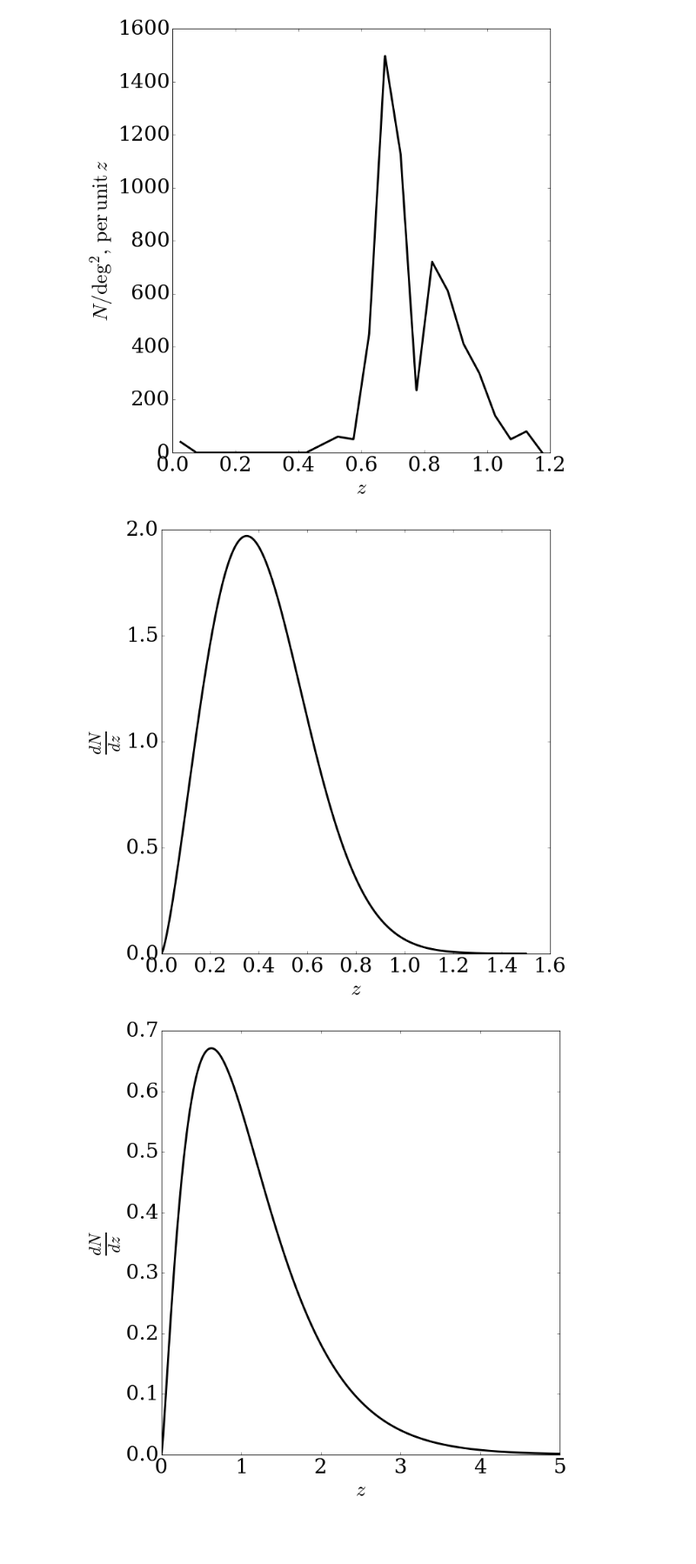
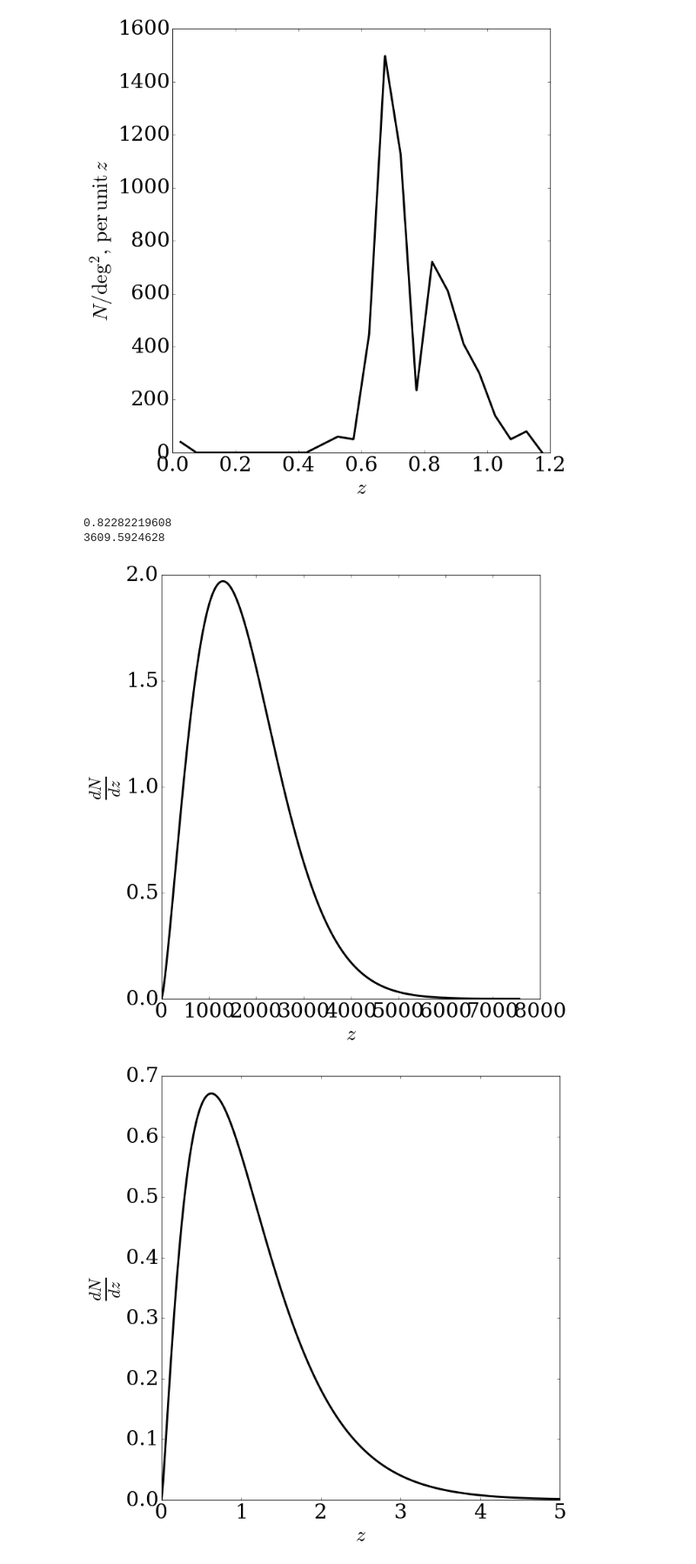
Before and after one commit to c-d-leonard/IA_GGL, a Jupyter notebook: NofZ_plots_paper.ipynb, the cells around one changed output. Shown at 87% size. Saved outputs shown, nothing was run; the diff lists cells and outputs as text; code cells hidden in the pictures; blank space fills up the shorter version.

```diff
--- a/NofZ_plots_paper.ipynb
+++ b/NofZ_plots_paper.ipynb
@@ -82,17 +82,32 @@ dNdz_LSST = dNdz_unorm_LSST / norm
 # %%
 # SDSS shapes sources
 
+Nnu	=	3.046    # Massless neutrinos
+HH0 = 67.26
+OmR	=	2.47*10**(-5)/(HH0/100.)**2
+OmN	=	Nnu*(7./8.)*(4./11.)**(4./3.)*OmR
+OmB	=	0.02222/(HH0/100.)**2
+OmC	=	0.1199/(HH0/100.)**2
+
+(zcom, comz) = setup.z_interpof_com('LSST_DESI')
+
+print zcom(comz(0.77) + 100)
+
+print comz(zcom(comz(0.77) + 100)) * (1. + zcom(comz(0.77) + 100))
+
 plt.figure(figsize=(10,10))
 plt.rcParams["font.family"] = "serif"
-plt.plot(z_SDSS_src, dNdz_SDSS, 'k', linewidth=3)
+plt.plot(dl_sdss, dNdz_SDSS, 'k', linewidth=3)
 plt.xlabel('$z$', fontsize=30)
 plt.ylabel('$\\frac{dN}{dz}$', fontsize=35)
 plt.tick_params(axis='both', labelsize='30')
 plt.tight_layout()
-#plt.show()
-plt.savefig('./plots/NofZ_source_SDSS.png')
+plt.show()
+#plt.savefig('./plots/NofZ_source_SDSS.png')
 # %% [output]
+0.82282219608
+3609.5924628
-[figure, old version]
+[figure, new version]
 # %%
 # LSST shapes sources
 
```
Also changed, not shown: parts of 2 cells of this notebook, 10 other files.
